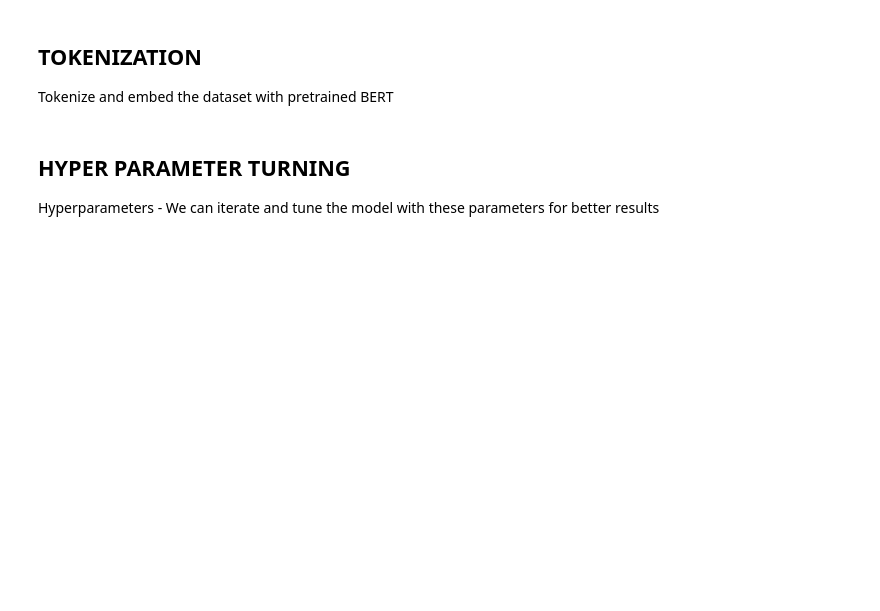
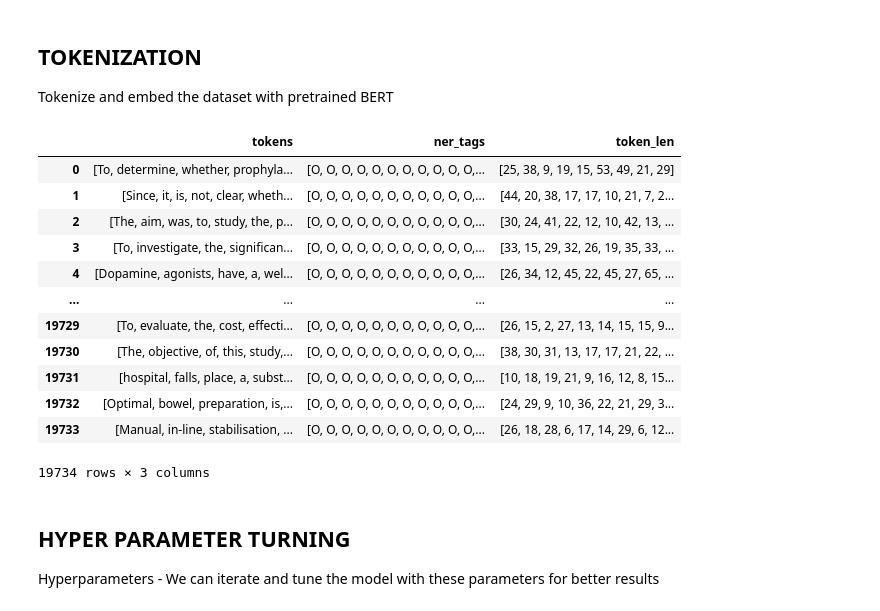
Before and after one commit to lukecage0/QL4POMR-Mitacs, a Jupyter notebook: Task-2/Code/PicoBert.ipynb, the cells around one changed output. Drawn from its saved outputs; the diff is of its cells as text; code cells hidden in the pictures; blank space fills up the shorter version.

```diff
--- a/Task-2/Code/PicoBert.ipynb
+++ b/Task-2/Code/PicoBert.ipynb
@@ -315,6 +400,22 @@ You should probably TRAIN this model on a down-stream task to be able to use it
 **TOKENIZATION**
 ---
 Tokenize and embed the dataset with pretrained BERT
+# %%
+train_df
+# %% [output]
+|  | tokens | ner_tags | token_len |
+| 0 | [To, determine, whether, prophyla... | [O, O, O, O, O, O, O, O, O, O, O,... | [25, 38, 9, 19, 15, 53, 49, 21, 29] |
+| 1 | [Since, it, is, not, clear, wheth... | [O, O, O, O, O, O, O, O, O, O, O,... | [44, 20, 38, 17, 17, 10, 21, 7, 2... |
+| 2 | [The, aim, was, to, study, the, p... | [O, O, O, O, O, O, O, O, O, O, O,... | [30, 24, 41, 22, 12, 10, 42, 13, ... |
+| 3 | [To, investigate, the, significan... | [O, O, O, O, O, O, O, O, O, O, O,... | [33, 15, 29, 32, 26, 19, 35, 33, ... |
+| 4 | [Dopamine, agonists, have, a, wel... | [O, O, O, O, O, O, O, O, O, O, O,... | [26, 34, 12, 45, 22, 45, 27, 65, ... |
+| ... | ... | ... | ... |
+| 19729 | [To, evaluate, the, cost, effecti... | [O, O, O, O, O, O, O, O, O, O, O,... | [26, 15, 2, 27, 13, 14, 15, 15, 9... |
+| 19730 | [The, objective, of, this, study,... | [O, O, O, O, O, O, O, O, O, O, O,... | [38, 30, 31, 13, 17, 17, 21, 22, ... |
+| 19731 | [hospital, falls, place, a, subst... | [O, O, O, O, O, O, O, O, O, O, O,... | [10, 18, 19, 21, 9, 16, 12, 8, 15... |
+| 19732 | [Optimal, bowel, preparation, is,... | [O, O, O, O, O, O, O, O, O, O, O,... | [24, 29, 9, 10, 36, 22, 21, 29, 3... |
+| 19733 | [Manual, in-line, stabilisation, ... | [O, O, O, O, O, O, O, O, O, O, O,... | [26, 18, 28, 6, 17, 14, 29, 6, 12... |
+19734 rows × 3 columns
 # %%
 train_dataset = Dataset.from_pandas(train_df)
 test_dataset = Dataset.from_pandas(test_df)
```
Also changed, not shown: parts of 53 cells of this notebook, 1 other file.
